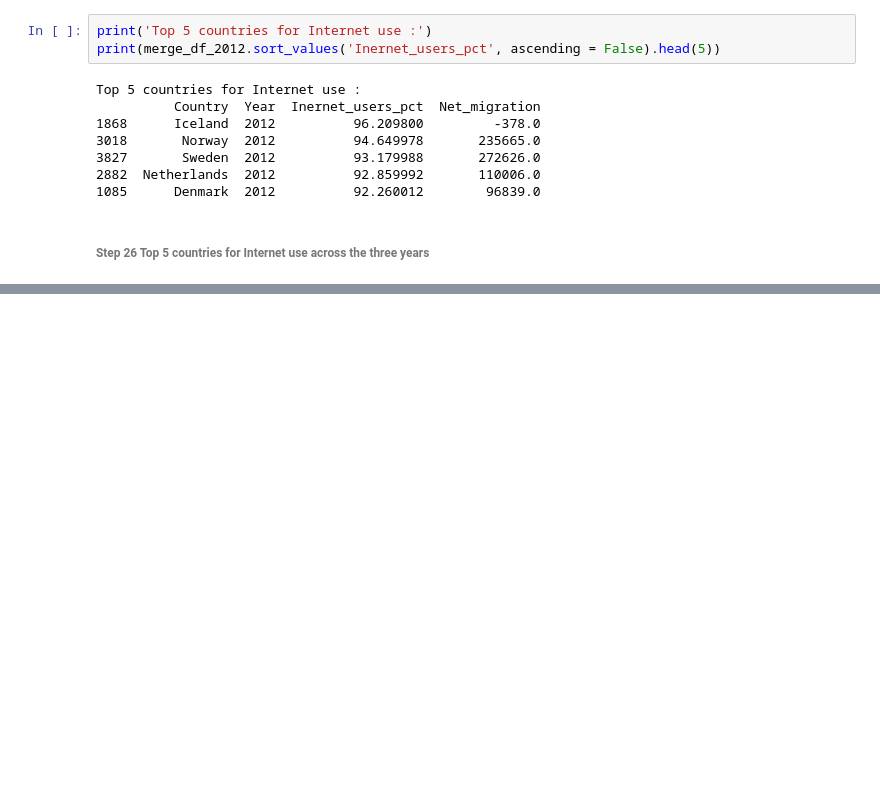
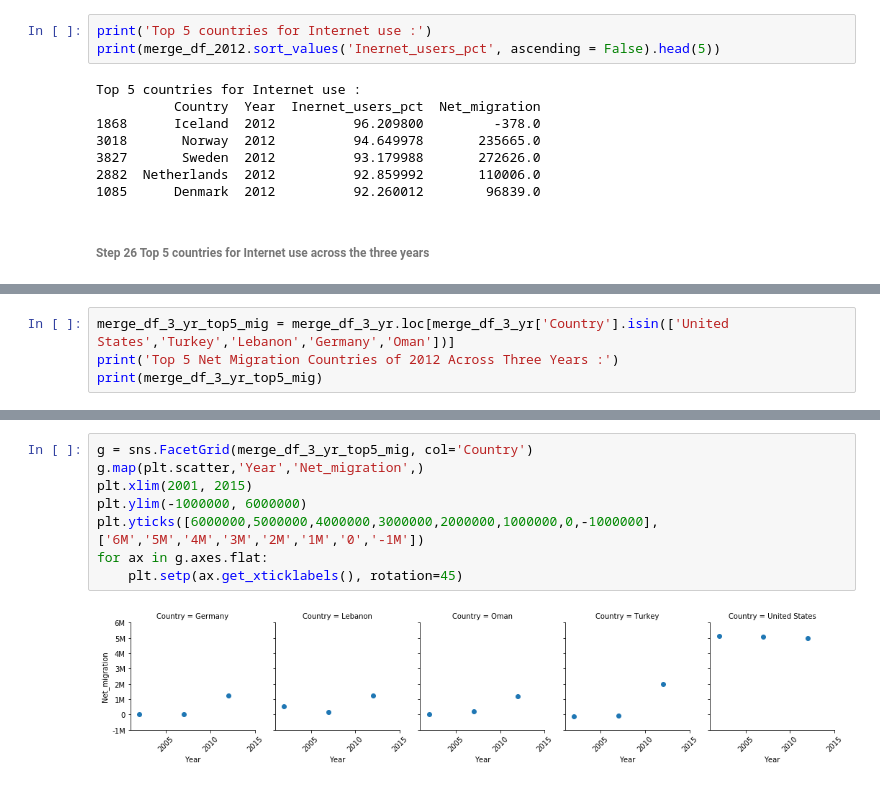
Before and after one commit to shrutijalewar/data-question-1-shrutijalewar, a Jupyter notebook: data-question-01.ipynb, the cells around one changed output, grey strips where cells are left out. Drawn from its saved outputs; the diff is of its cells as text; blank space fills up the shorter version.

```diff
--- a/data-question-01.ipynb
+++ b/data-question-01.ipynb
@@ -340,0 +418,4 @@ Top 5 Internet Countries of 2012 Across Three Years :
+# %%
+merge_df_3_yr_top5_mig = merge_df_3_yr.loc[merge_df_3_yr['Country'].isin(['United States','Turkey','Lebanon','Germany','Oman'])]
+print('Top 5 Net Migration Countries of 2012 Across Three Years :')
+print(merge_df_3_yr_top5_mig)
@@ -340,0 +440,10 @@ Top 5 Internet Countries of 2012 Across Three Years :
+# %%
+g = sns.FacetGrid(merge_df_3_yr_top5_mig, col='Country')
+g.map(plt.scatter,'Year','Net_migration',)
+plt.xlim(2001, 2015)
+plt.ylim(-1000000, 6000000)
+plt.yticks([6000000,5000000,4000000,3000000,2000000,1000000,0,-1000000],['6M','5M','4M','3M','2M','1M','0','-1M'])
+for ax in g.axes.flat:
+    plt.setp(ax.get_xticklabels(), rotation=45)
+# %% [output]
+[figure, added]
```
Also changed, not shown: parts of 19 cells of this notebook.
